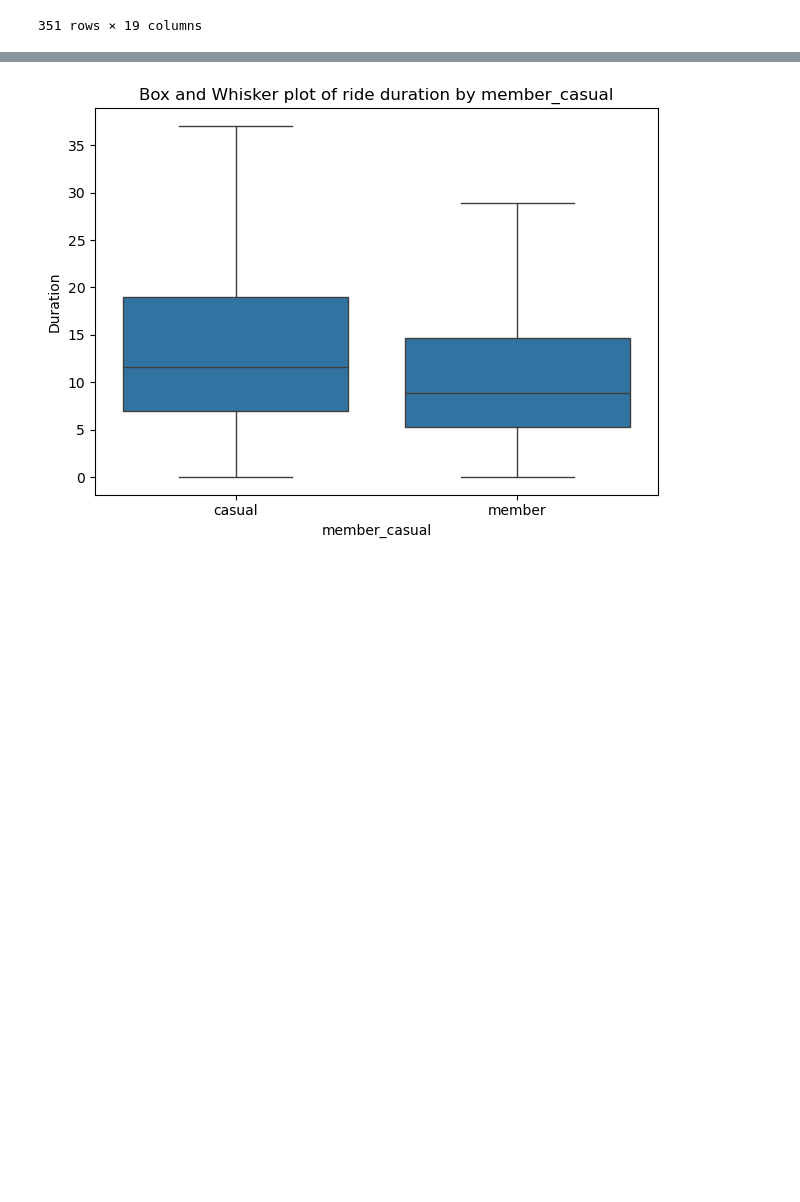
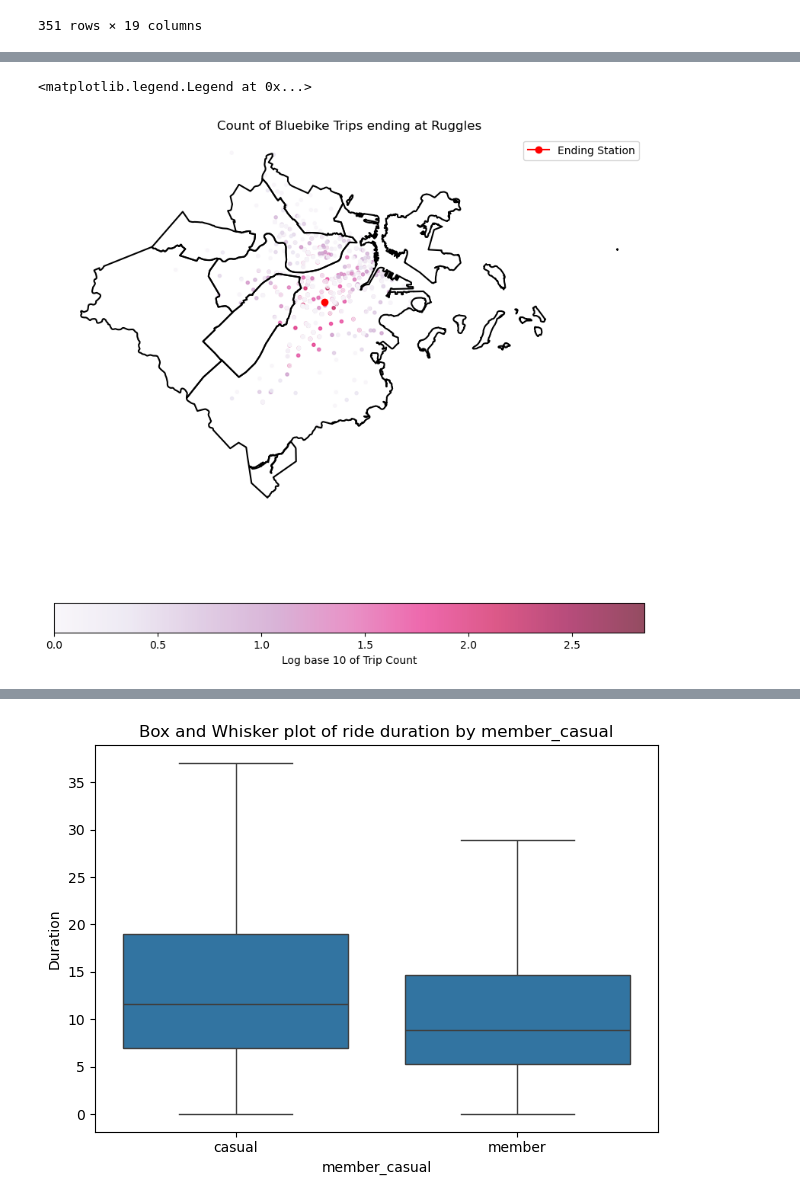
Before and after one commit to KenneDW/DS4200-Bike-Project, a Jupyter notebook: viz_experiments.ipynb, the cells around one changed output, grey strips where cells are left out. Drawn from its saved outputs; the diff is of its cells as text; code cells hidden in the pictures; blank space fills up the shorter version.

```diff
--- a/viz_experiments.ipynb
+++ b/viz_experiments.ipynb
@@ -108,0 +130,5 @@ NameError: name 'data' is not defined
+# %%
+trips2 = data[data["end_station_name"] == "Ruggles T Stop - Columbus Ave at Melnea Cass Blvd"]
+trips2 = trips2.groupby(["start_station_id", "start_lng", "start_lat"]).size().reset_index(name="count")
+trips2["count_log"] = trips2["count"].apply(np.log10)
+trips2
@@ -109,3 +149,15 @@ NameError: name 'data' is not defined
+# %%
+fig, ax = plt.subplots(figsize = (10, 10))
+map.boundary.plot(ax = ax, facecolor = "none", color = "black")
+s = ax.scatter(trips2["start_lng"], trips2["start_lat"], marker = ".", alpha = 0.7, c = trips2["count_log"], cmap = "PuRd")
+ax.plot(start["Long"], start["Lat"], marker = "o", color = "red", label = "Ending Station")
+plt.colorbar(s, ax = ax, orientation = "horizontal", label = "Log base 10 of Trip Count")
+plt.axis("off")
+plt.title("Count of Bluebike Trips ending at Ruggles")
+plt.legend()
+# %% [output]
+<matplotlib.legend.Legend at 0x...>
+[figure, added]
 # %%
 x_binding = alt.binding_radio(
     name='Select Category: ',
```
Also changed, not shown: parts of 6 cells of this notebook.
